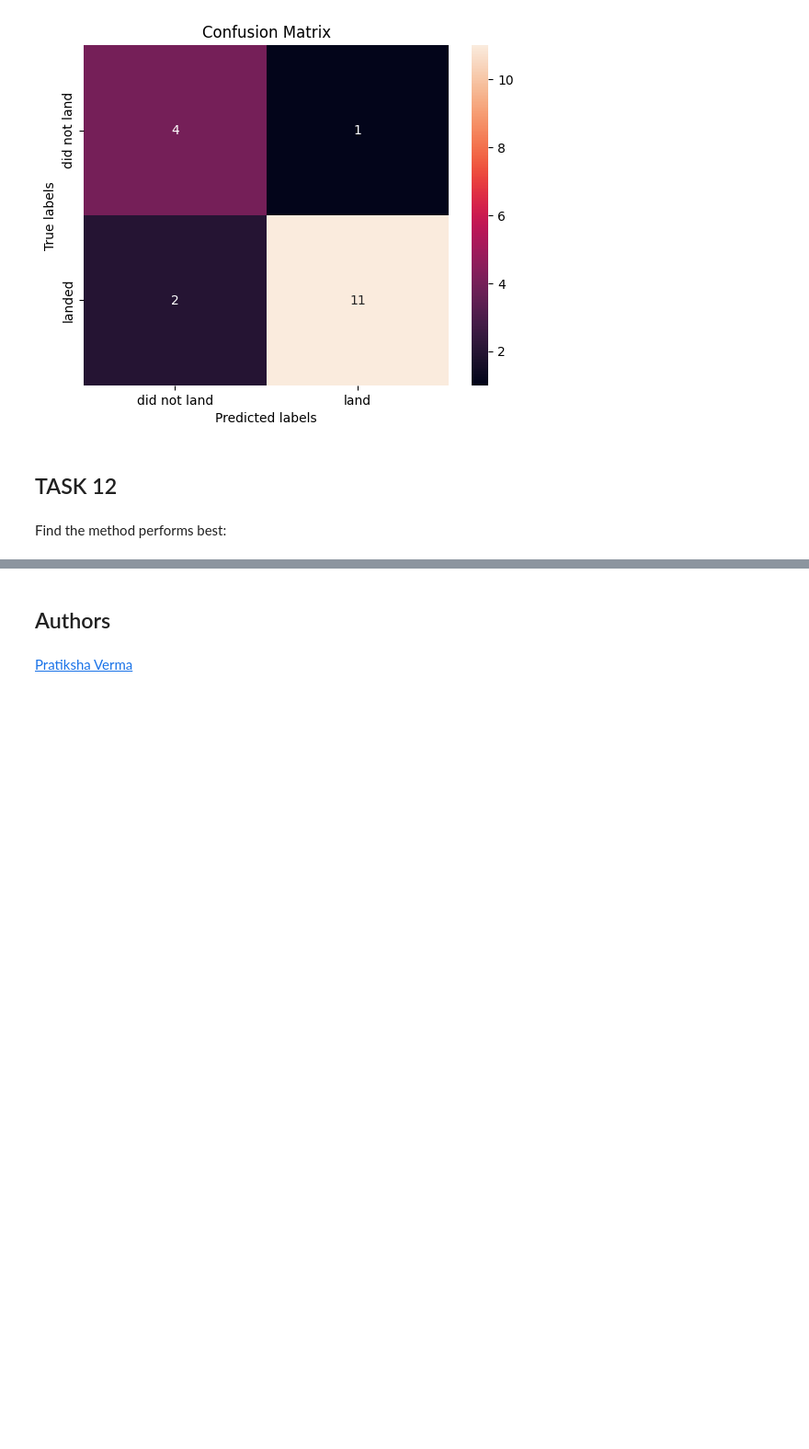
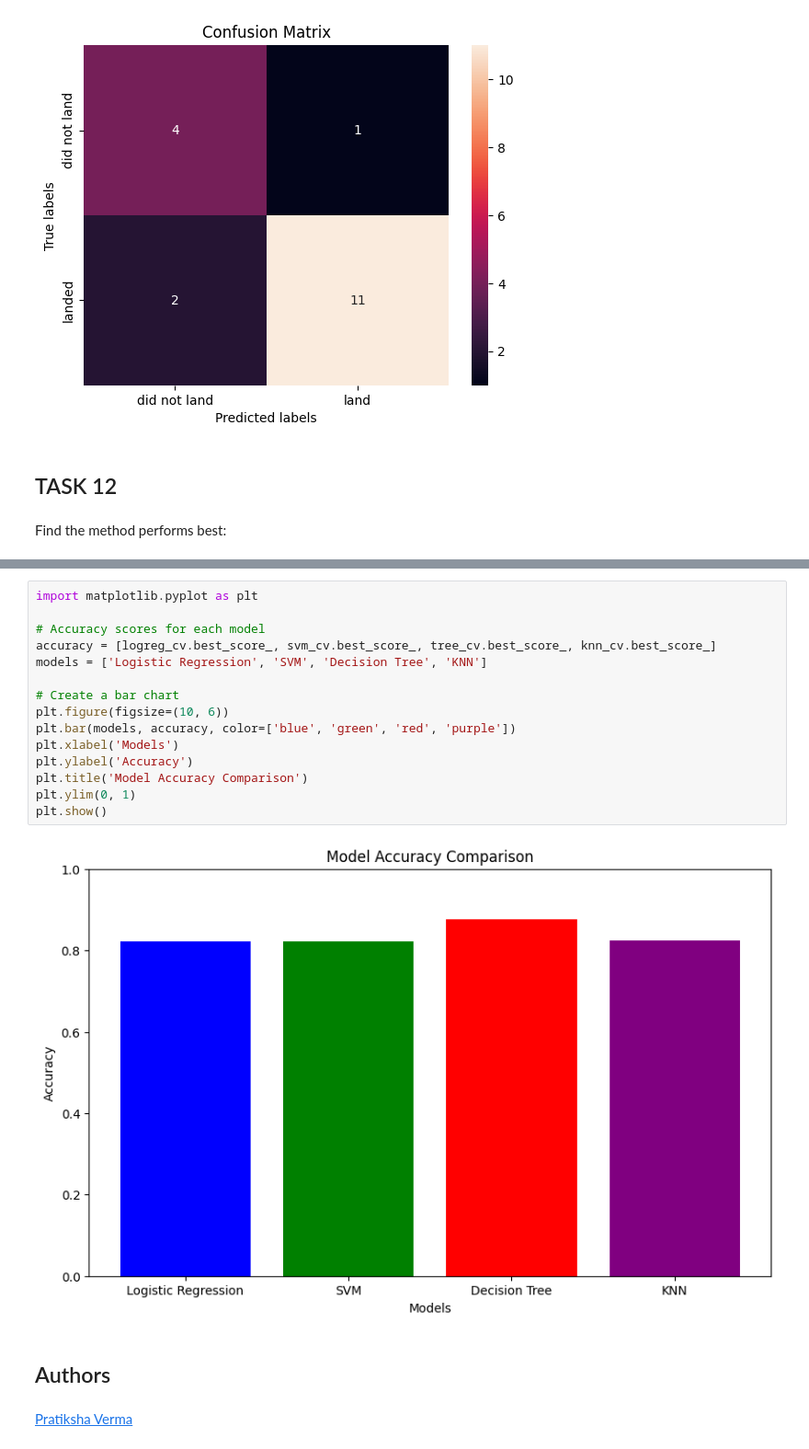
Before and after one commit to ISM-O/DATA-SCIENCES-CAPSTONE-IBM, a Jupyter notebook: Model Draining/SpaceX-Machine-Learning-Prediction-Part-5-v1.ipynb, the cells around one changed output, grey strips where cells are left out. Shown at 92% size. Drawn from its saved outputs; the diff is of its cells as text; blank space fills up the shorter version.

```diff
--- a/Model Draining/SpaceX-Machine-Learning-Prediction-Part-5-v1.ipynb
+++ b/Model Draining/SpaceX-Machine-Learning-Prediction-Part-5-v1.ipynb
@@ -398,4 +398,21 @@ accuracy
  np.float64(0.8232142857142858)]
+# %%
+import matplotlib.pyplot as plt
+
+# Accuracy scores for each model
+accuracy = [logreg_cv.best_score_, svm_cv.best_score_, tree_cv.best_score_, knn_cv.best_score_]
+models = ['Logistic Regression', 'SVM', 'Decision Tree', 'KNN']
+
+# Create a bar chart
+plt.figure(figsize=(10, 6))
+plt.bar(models, accuracy, color=['blue', 'green', 'red', 'purple'])
+plt.xlabel('Models')
+plt.ylabel('Accuracy')
+plt.title('Model Accuracy Comparison')
+plt.ylim(0, 1)
+plt.show()
+# %% [output]
+[figure, added]
 # %% [markdown]
 ## Authors
 # %% [markdown]
```
Also changed, not shown: parts of 6 cells of this notebook, 3 other files.
